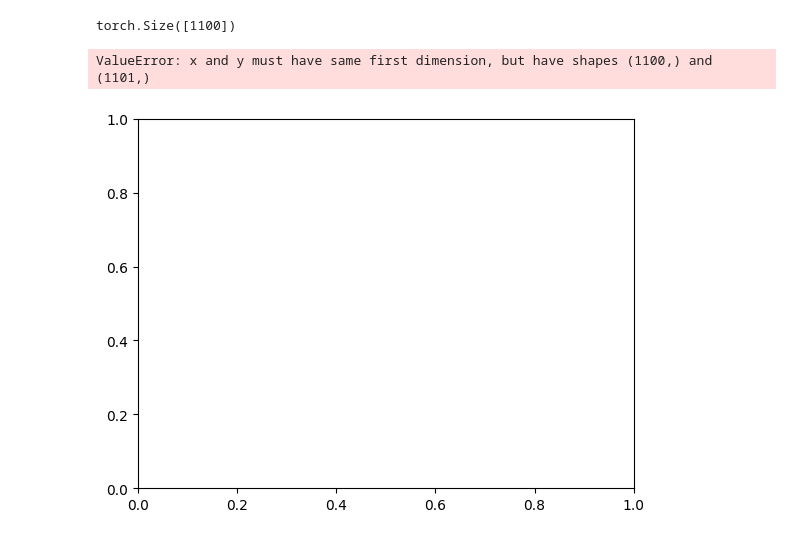
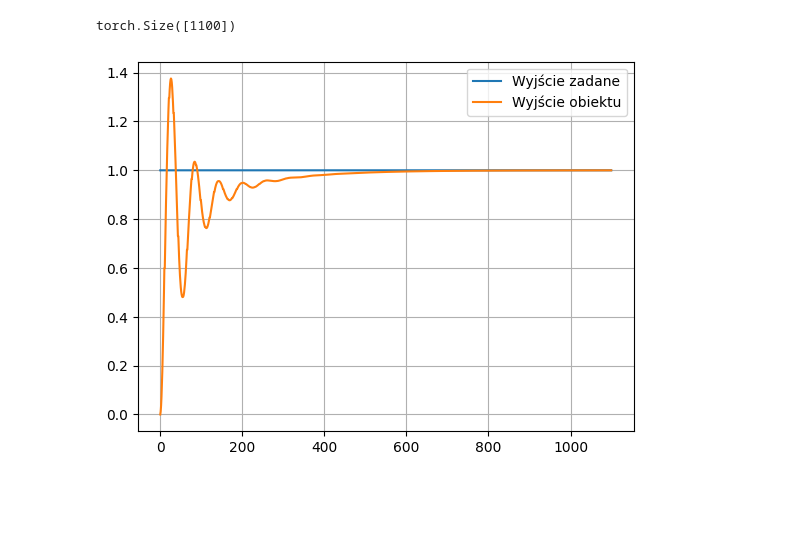
Before and after one commit to antoniprzybylik/akson, a Jupyter notebook: example.ipynb, the cells around one changed output. Cells and saved outputs as stored; diff of their text form; code cells hidden in the pictures; blank space fills up the shorter version.

```diff
--- a/example.ipynb
+++ b/example.ipynb
@@ -71,11 +71,10 @@ print(y.shape)
 # %% [output]
 torch.Size([1100])
 # %%
-plt.plot(torch.ones((1100,)), torch.arange(1101))
-plt.plot(y, torch.arange(1101))
+plt.plot(torch.arange(1100), torch.ones((1100,)))
+plt.plot(torch.arange(1100), y)
 plt.legend(['Wyjście zadane', 'Wyjście obiektu'])
 plt.grid()
 plt.show()
 # %% [output]
-ValueError: x and y must have same first dimension, but have shapes (1100,) and (1101,)
-[figure, old version]
+[figure, new version]
```
